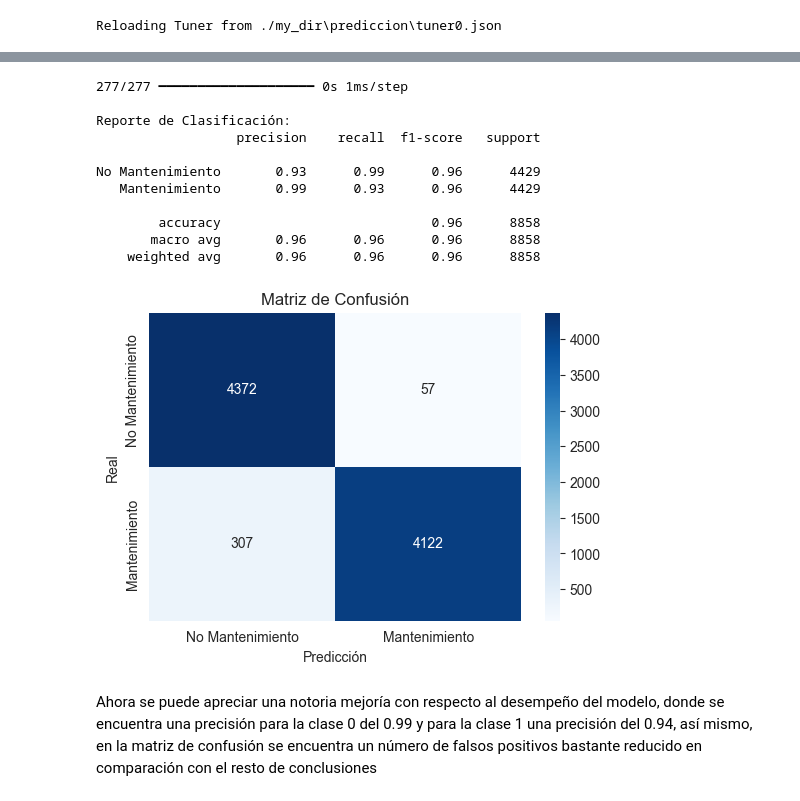
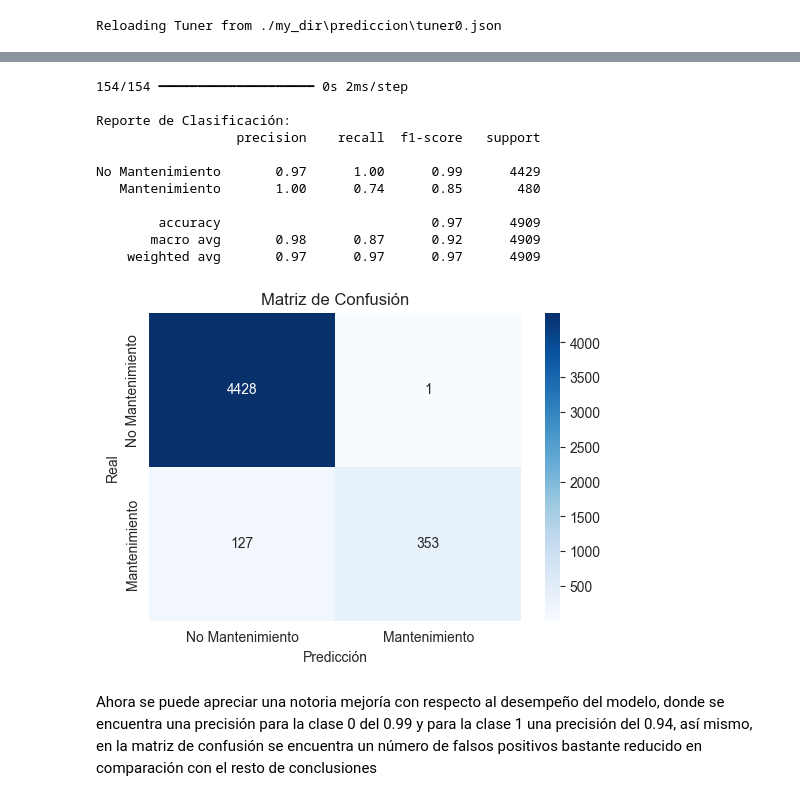
Before and after one commit to SamuehFDEZ/ProgramacionIA, a Jupyter notebook: UD4/PracticaAveriasEnEquiposindustriales/anomaliasEquipos.ipynb, the cells around one changed output, grey strips where cells are left out. Drawn from its saved outputs; the diff is of its cells as text; code cells hidden in the pictures.

Commit message:
r2_score aplicado y eliminacion total de resample

```diff
--- a/UD4/PracticaAveriasEnEquiposindustriales/anomaliasEquipos.ipynb
+++ b/UD4/PracticaAveriasEnEquiposindustriales/anomaliasEquipos.ipynb
@@ -386,5 +387,5 @@ X_resampled, y_resampled = smote.fit_resample(X_train_split, y_train_split)  # S
 # %%
-# Ahora usa X_resampled, y_resampled en el entrenamiento
-history = best_model.fit(X_resampled, y_resampled, epochs=50, batch_size=32, validation_data=(X_val, y_val), callbacks=[early_stopping])
+# Ahora usa X_resampled, y_train_split en el entrenamiento
+history = best_model.fit(X_train_split, y_train_split, epochs=50, batch_size=32, validation_data=(X_val, y_val), callbacks=[early_stopping])
 # %% [output]
 Epoch 1/50
@@ -408,18 +411,18 @@ Epoch 9/50
 # %%
-train_validation(best_model, X_resampled, y_resampled)
+train_validation(best_model, X_train_split, y_train_split)
 # %% [output]
-277/277 ━━━━━━━━━━━━━━━━━━━━ 0s 1ms/step
+154/154 ━━━━━━━━━━━━━━━━━━━━ 0s 2ms/step
 
 Reporte de Clasificación:
                   precision    recall  f1-score   support
 
-No Mantenimiento       0.93      0.99      0.96      4429
-   Mantenimiento       0.99      0.93      0.96      4429
+No Mantenimiento       0.97      1.00      0.99      4429
+   Mantenimiento       1.00      0.74      0.85       480
 
-        accuracy                           0.96      8858
-       macro avg       0.96      0.96      0.96      8858
-    weighted avg       0.96      0.96      0.96      8858
+        accuracy                           0.97      4909
+       macro avg       0.98      0.87      0.92      4909
+    weighted avg       0.97      0.97      0.97      4909
-[figure, old version]
+[figure, new version]
 # %% [markdown]
 Ahora se puede apreciar una notoria mejoría con respecto al desempeño del modelo, donde se encuentra una precisión para la clase 0 del 0.99 y para la clase 1 una precisión del 0.94, así mismo, en la matriz de confusión se encuentra un número de falsos positivos bastante reducido en comparación con el resto de conclusiones
 # %%
```
Also changed, not shown: parts of 14 cells of this notebook.
